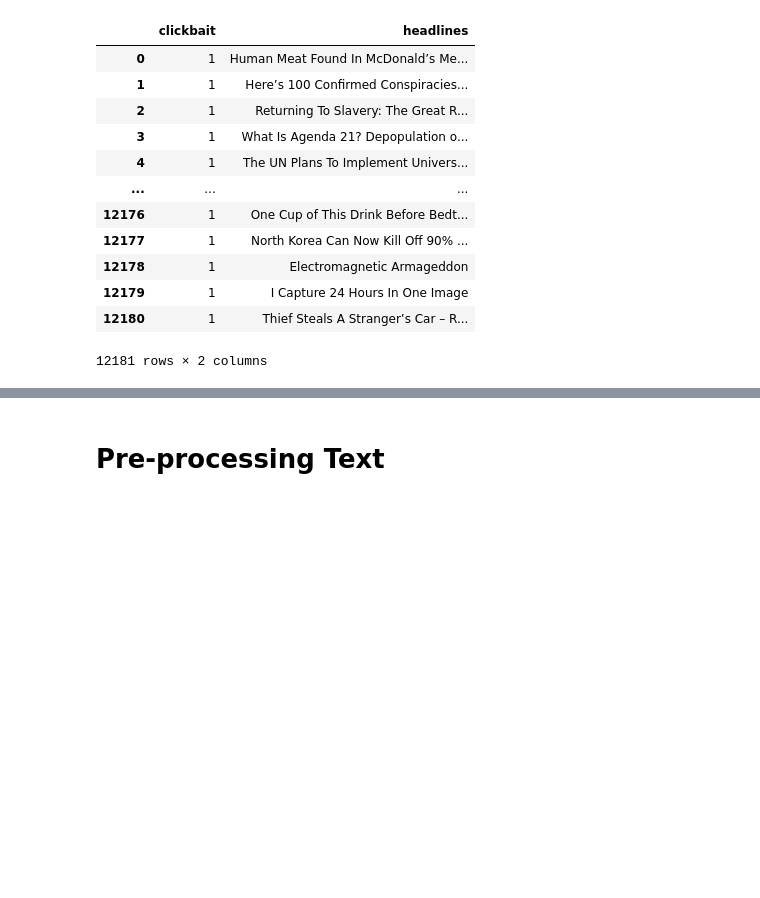
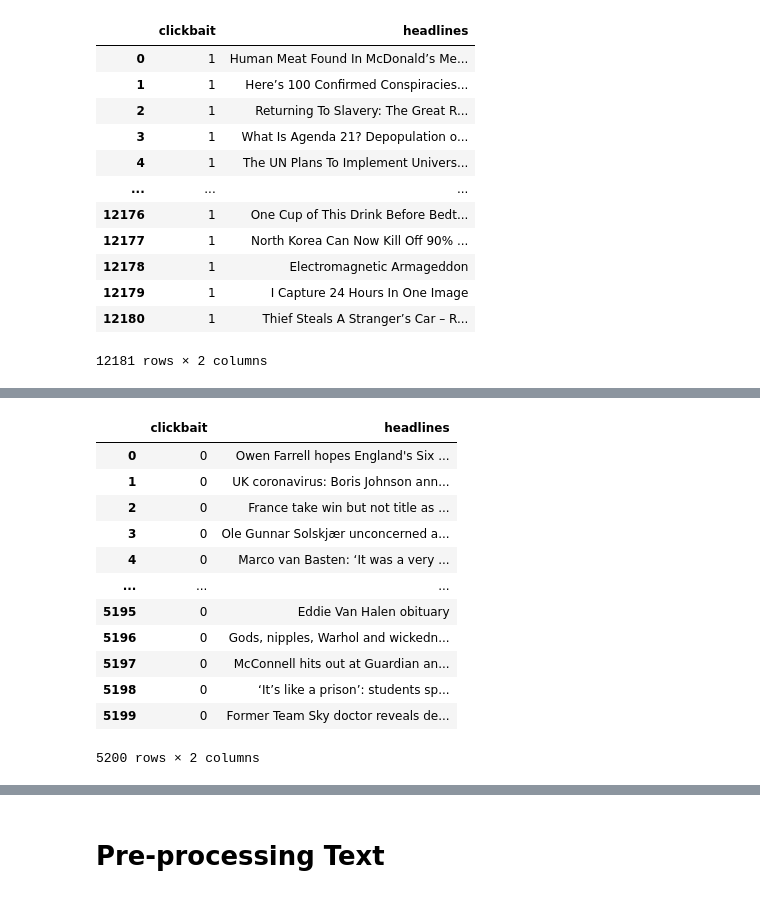
Before and after one commit to tjkim614/clickbait_headline_detector, a Jupyter notebook: 2_scrub.ipynb, the cells around one changed output, grey strips where cells are left out. Drawn from its saved outputs; the diff is of its cells as text; code cells hidden in the pictures; blank space fills up the shorter version.

```diff
--- a/2_scrub.ipynb
+++ b/2_scrub.ipynb
@@ -104,0 +90,18 @@ gu_df
+# %%
+gu_df.rename(columns={'0': 'headline', 'Unnamed: 0': "clickbait"}, inplace=True)
+gu_df['clickbait'] = 0
+gu_df
+# %% [output]
+|  | clickbait | headlines |
+| 0 | 0 | Owen Farrell hopes England's Six ... |
+| 1 | 0 | UK coronavirus: Boris Johnson ann... |
+| 2 | 0 | France take win but not title as ... |
+| 3 | 0 | Ole Gunnar Solskjær unconcerned a... |
+| 4 | 0 | Marco van Basten: ‘It was a very ... |
+| ... | ... | ... |
+| 5195 | 0 | Eddie Van Halen obituary |
+| 5196 | 0 | Gods, nipples, Warhol and wickedn... |
+| 5197 | 0 | McConnell hits out at Guardian an... |
+| 5198 | 0 | ‘It’s like a prison’: students sp... |
+| 5199 | 0 | Former Team Sky doctor reveals de... |
+5200 rows × 2 columns
```
Also changed, not shown: parts of 12 cells of this notebook.
